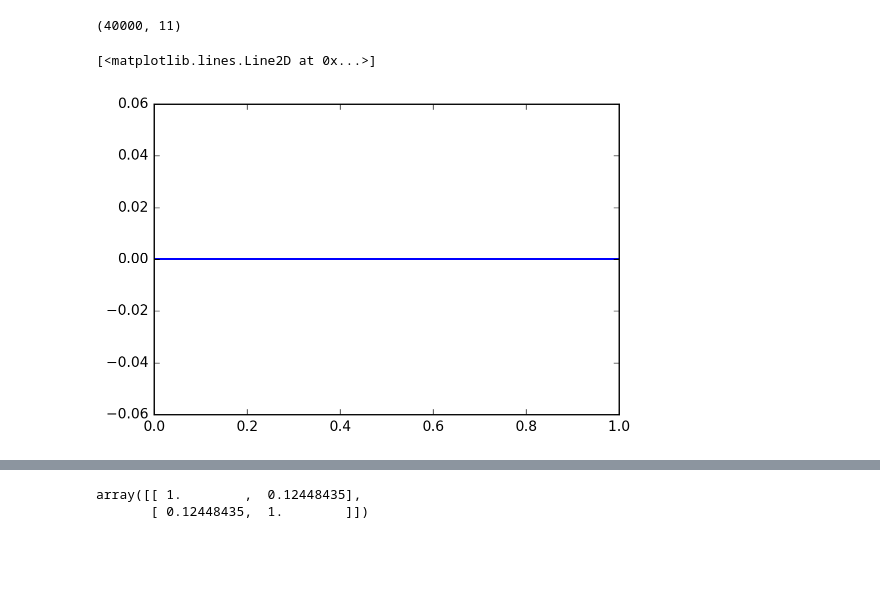
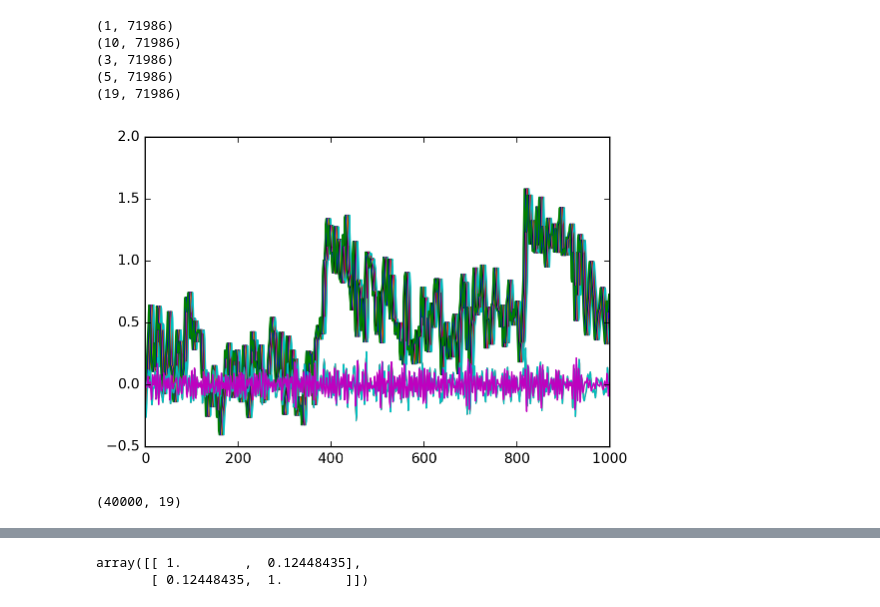
Before and after one commit to torbenator/calcium_spikes, a Jupyter notebook: calcium_imaging.ipynb, the cells around one changed output, grey strips where cells are left out. Cells and saved outputs as stored; diff of their text form; code cells hidden in the pictures; blank space fills up the shorter version.

```diff
--- a/calcium_imaging.ipynb
+++ b/calcium_imaging.ipynb
@@ -12,9 +25,11 @@ Populating the interactive namespace from numpy and matplotlib
 # %%
-def load_dat(root_dir,fname):
+def load_dat(root_dir,fname,cells=[1,5]):
 
     data_path = os.path.join(root_dir,dataset)
     with open(data_path, 'rb') as handle:
         data = load(handle) #, encoding='latin1'
+        if not cells:
+            cells = xrange(1,len(data)+1)
     data = [data[c - 1] for c in cells]
 
     return data
@@ -61,9 +96,29 @@ def build_offset_features(raw_dat,n_offsets, forward=True, backward=True, verbos
+# %%
+print calcium.shape
+offset_mat = build_offset_features(calcium,5)
+derivative_mat = build_derivative_features(calcium)
+smooth_mat = build_smoothed_features(calcium,5)
+print offset_mat.shape
+print derivative_mat.shape
+print smooth_mat.shape
+print calcium_feature_mat.shape
+
+calcium_feature_mat = np.vstack([calcium,smooth_mat,offset_mat,derivative_mat])
+
+plt.plot(calcium_feature_mat[:,:1000].T);
+# %% [output]
+(1, 71986)
+(10, 71986)
+(3, 71986)
+(5, 71986)
+(19, 71986)
+[figure, added]
 # %%
-offset_mat = build_offset_features(calcium,5)
-toy_calcium = offset_mat[:,0:50000]
+
+toy_calcium = calcium_feature_mat[:,0:50000]
 toy_spikes = spikes[0,0:50000]
 
 X_train, X_test, y_train, y_test = train_test_split(toy_calcium.T, toy_spikes.T, test_size=0.2, random_state=0)
 print X_train.shape
 # %% [output]
-(40000, 11)
+(40000, 19)
@@ -75,6 +124,0 @@ predictions = clf.predict(X_test)
-# %%
-actual_predictions = clf.predict(X_test)
-plt.plot(y_test,predictions)
-# %% [output]
-[<matplotlib.lines.Line2D at 0x...>]
-[figure, removed]
```
Also changed, not shown: parts of 17 cells of this notebook.
